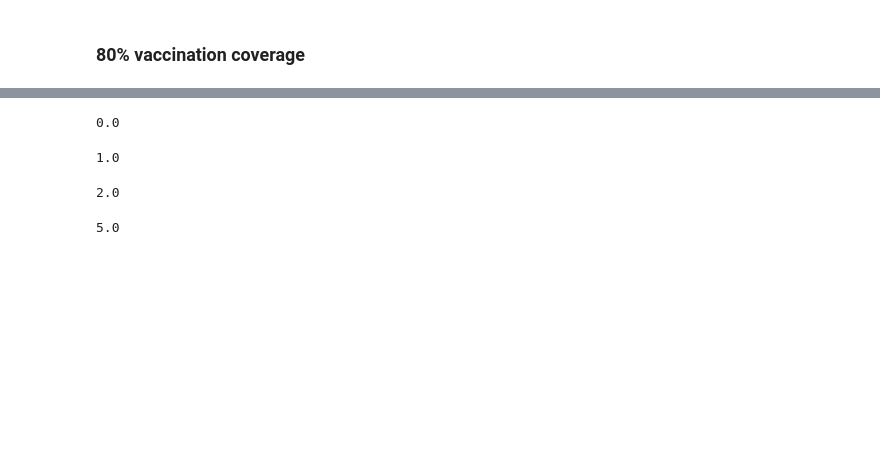
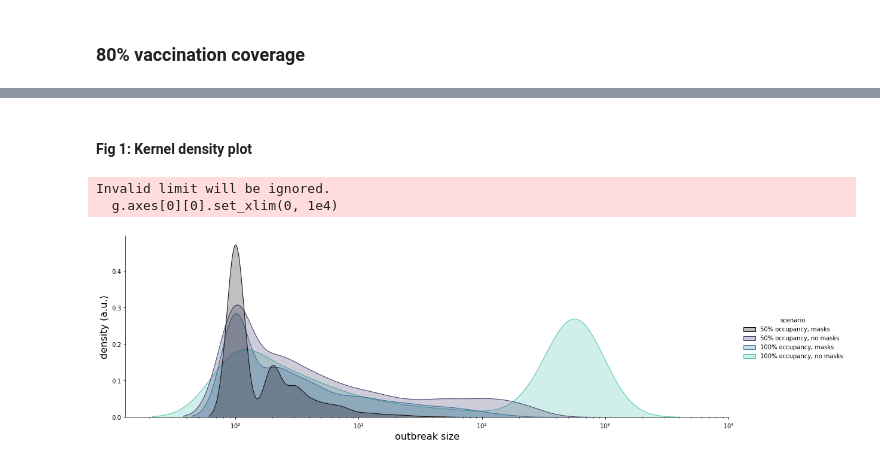
Before and after one commit to JanaLasser/uni_SEIRX, a Jupyter notebook: code/analysis_intervention_measures.ipynb, the cells around one changed output, grey strips where cells are left out. Drawn from its saved outputs; the diff is of its cells as text; code cells hidden in the pictures; blank space fills up the shorter version.

Commit message:
finished plots for paper

```diff
--- a/code/analysis_intervention_measures.ipynb
+++ b/code/analysis_intervention_measures.ipynb
@@ -96,3 +42,0 @@ plt.savefig('../plots/outbreak_size.svg')
-# %%
-results = results.set_index(['unistudent_mask', 'lecturer_mask',
-                             'presence_fraction', 'unistudent_vaccination_ratio'])
@@ -99,2 +64,17 @@ results = results.set_index(['unistudent_mask', 'lecturer_mask',
+# %%
+results['scenario'] = np.nan
+results = results.set_index(['unistudent_mask', 'lecturer_mask', 'presence_fraction'])
+results.loc[(0, 0, 0.5), 'scenario'] = '50% occupancy, no masks'
+results.loc[(1, 1, 0.5), 'scenario'] = '50% occupancy, masks'
+results.loc[(1, 0, 0.5), 'scenario'] = '50% occupancy, masks students'
+results.loc[(0, 1, 0.5), 'scenario'] = '50% occupancy, masks faculty'
+
+results.loc[(0, 0, 1), 'scenario'] = '100% occupancy, no masks'
+results.loc[(1, 1, 1), 'scenario'] = '100% occupancy, masks'
+results.loc[(1, 0, 1), 'scenario'] = '100% occupancy, masks students'
+results.loc[(0, 1, 1), 'scenario'] = '100% occupancy, masks faculty'
+results = results.reset_index()
+# %%
+outbreaks = results[results['infected_agents'] > 0].copy()
 # %% [markdown]
 ### 80% vaccination coverage
@@ -145,16 +81,27 @@ results.loc[1, 1, 1, 0.8]['infected_agents'].mean()
-# %%
-results.loc[1, 1, 1, 0.8]['infected_agents'].quantile(0.025)
-# %% [output]
-0.0
-# %%
-results.loc[1, 1, 1, 0.8]['infected_agents'].quantile(0.975)
-# %% [output]
-1.0
-# %%
-results.loc[1, 1, 1, 0.8]['infected_agents'].quantile(0.99)
-# %% [output]
-2.0
-# %%
-results.loc[1, 1, 1, 0.8]['infected_agents'].max()
-# %% [output]
-5.0
+# %% [markdown]
+#### Fig 1: Kernel density plot
+# %%
+#fig, ax = plt.subplots()
+cmap = sns.color_palette("mako", as_cmap=True)
+scenarios = ['100% occupancy, no masks', '100% occupancy, masks',
+             '50% occupancy, no masks', '50% occupancy, masks']
+scenarios.reverse()
+colors = [cmap(0.75), cmap(0.5), cmap(0.25), cmap(0)]
+colors.reverse()
+
+vacc_ratio = 0.8
+subset = outbreaks[(outbreaks['scenario'].isin(scenarios)) & \
+                   (outbreaks['presence_fraction'].isin([1, 0.5])) & \
+                   (outbreaks['unistudent_vaccination_ratio'] == vacc_ratio)]
+
+g = sns.displot(subset, x="infected_agents", hue="scenario", kind="kde",
+                fill=True, log_scale=True, height=5, aspect=3,
+                hue_order=scenarios, palette=colors)
+
+g.axes[0][0].set_xlim(0, 1e4)
+g.set_axis_labels("outbreak size", "density (a.u.)", fontsize=16)
+plt.savefig('../plots/outbreak_sizes.svg')
+# %% [output]
+Invalid limit will be ignored.
+  g.axes[0][0].set_xlim(0, 1e4)
+[figure, added]
```
Also changed, not shown: parts of 40 cells of this notebook.
